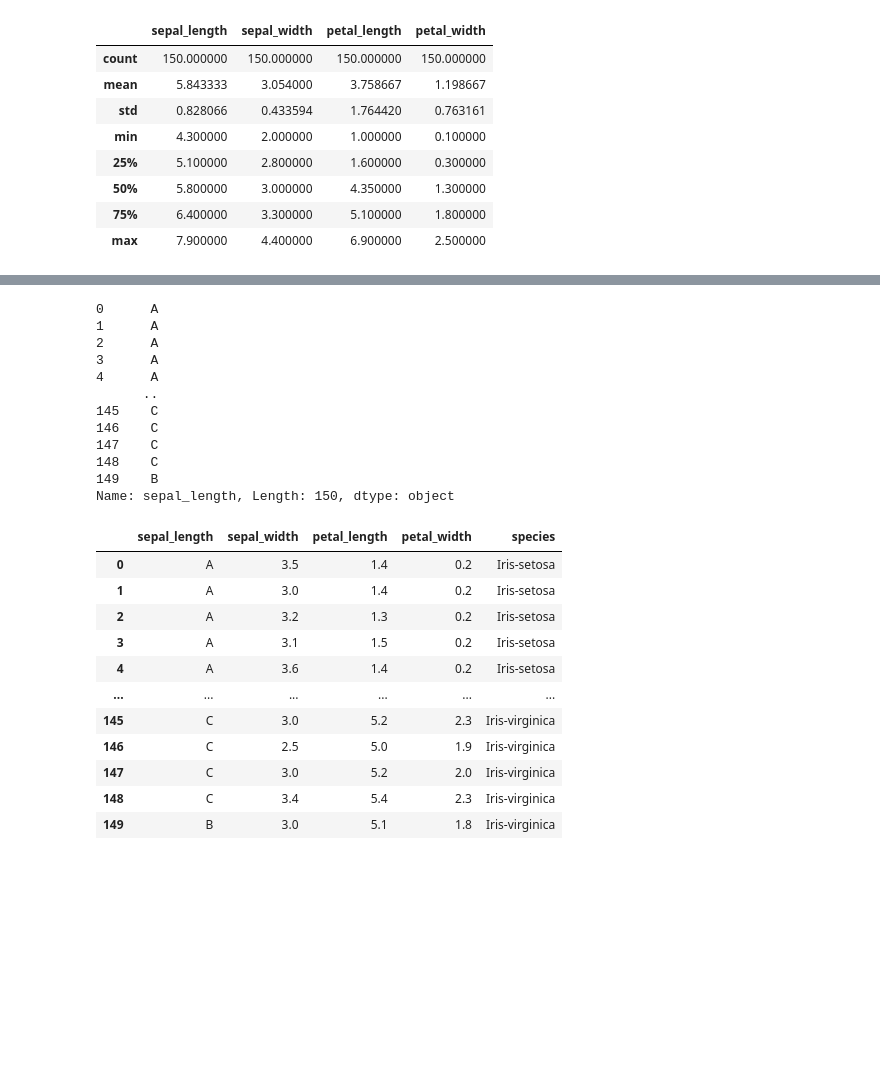
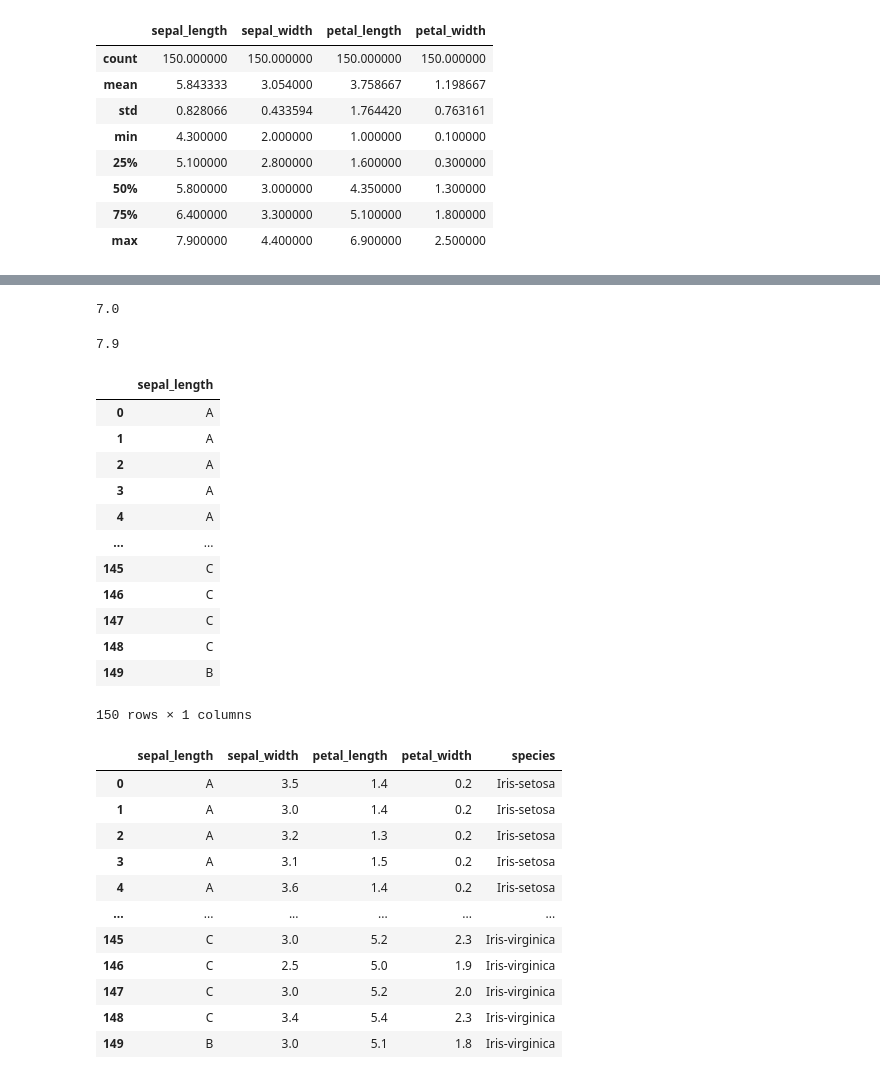
Before and after one commit to febyfadlilah/datamining, a Jupyter notebook: _sources/notebooks.ipynb, the cells around one changed output, grey strips where cells are left out. Drawn from its saved outputs; the diff is of its cells as text; code cells hidden in the pictures; blank space fills up the shorter version.

```diff
--- a/_sources/notebooks.ipynb
+++ b/_sources/notebooks.ipynb
@@ -322,30 +301,41 @@ v4
+# %%
+rentang_sepal_length(3)
+# %% [output]
+7.0
+# %%
+rentang_sepal_length(4)
+# %% [output]
+7.9
 # %%
-for col1 in ['sepal_length']:
-    data1 = ds[col1]
-def changekat(data1) :
-    if data1 >= b and data1 < v1 :
+for col in ["sepal_length"]:
+  nilai = ds[col]
+  def equal_sepal_length(nilai):
+    if nilai >= 4.3 and nilai < 5.2:
       return "A"
-    elif data1 >= v1 and data1 < v2 :
+    elif nilai >= 5.2 and nilai < 6.1:
       return "B"
-    elif data1 >= v2 and data1 < v3 :
+    elif nilai >= 6.1 and nilai < 7.0:
       return "C"
-    elif data1 >= v3 and data1 < v4 :
+    elif nilai >= 7.0 and nilai < 7.9:
       return "D"
-# %%
-data1
-# %% [output]
-0      A
-1      A
-2      A
-3      A
-4      A
-      ..
-145    C
-146    C
-147    C
-148    C
-149    B
-Name: sepal_length, Length: 150, dtype: object
+# %%
+ds["sepal_length"] = nilai.apply(equal_sepal_length)
+# %%
+ds[["sepal_length"]]
+# %% [output]
+|  | sepal_length |
+| 0 | A |
+| 1 | A |
+| 2 | A |
+| 3 | A |
+| 4 | A |
+| ... | ... |
+| 145 | C |
+| 146 | C |
+| 147 | C |
+| 148 | C |
+| 149 | B |
+150 rows × 1 columns
 # %%
 ds
 # %% [output]
```
Also changed, not shown: parts of 19 cells of this notebook, 2 other files.
